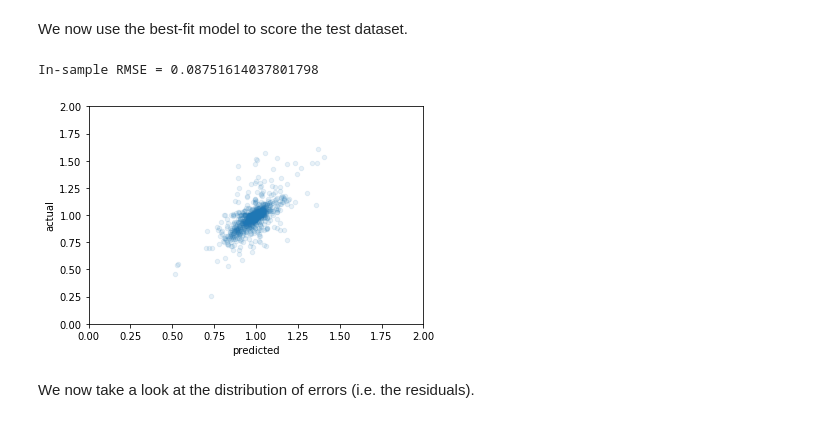
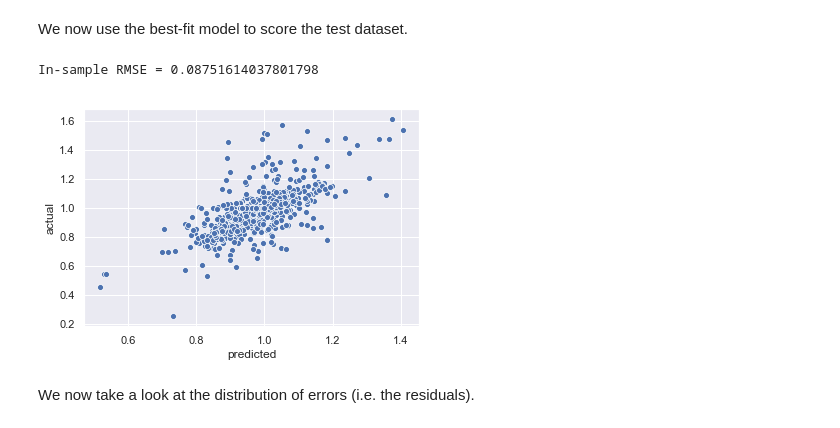
Before and after one commit to AlexIoannides/lime-interpretable-ml, a Jupyter notebook: notebooks/LIME-regression-example.ipynb, the cells around one changed output. Cells and saved outputs as stored; diff of their text form; code cells hidden in the pictures.

```diff
--- a/notebooks/LIME-regression-example.ipynb
+++ b/notebooks/LIME-regression-example.ipynb
@@ -16,0 +10,19 @@ Load the auction data from CSV file and take a quick glimpse.
+# %%
+%matplotlib inline
+
+import warnings
+
+import matplotlib.pyplot as plt
+import numpy as np
+import pandas as pd
+import seaborn as sns
+from lime.lime_tabular import LimeTabularExplainer
+from sklearn.ensemble import RandomForestRegressor
+from sklearn.metrics import mean_squared_error
+from sklearn.model_selection import (
+    cross_val_score, GridSearchCV, train_test_split)
+from sklearn.pipeline import Pipeline, FeatureUnion
+from sklearn.preprocessing import LabelEncoder, FunctionTransformer
+
+sns.set()
+warnings.filterwarnings('ignore')
@@ -310,22 +322,21 @@ We now use the best-fit model to score the test dataset.
 # %%
 predicted = forest_reg_grid.best_estimator_.predict(X_test)
 error = predicted - y_test
 abs_error = np.absolute(error)
 
 model_performance = pd.DataFrame(
     np.concatenate(
         [predicted.reshape((-1, 1)), y_test.reshape((-1, 1)),
          error.reshape((-1, 1)), abs_error.reshape((-1, 1))],
         axis=1),
     columns=['predicted', 'actual', 'error', 'abs_error'])
 
 print('In-sample RMSE = {}'.format(np.sqrt(np.mean(error ** 2))))
 
-_ = (model_performance
-     .plot(kind='scatter', x='predicted', y='actual', alpha=0.1, xlim=[0, 2],
-           ylim=[0, 2]))
+_ = sns.scatterplot(
+    x='predicted', y='actual', data=model_performance)
 # %% [output]
 In-sample RMSE = 0.08751614037801798
-[figure, old version]
+[figure, new version]
 # %% [markdown]
 We now take a look at the distribution of errors (i.e. the residuals).
```
Also changed, not shown: parts of 24 cells of this notebook.
